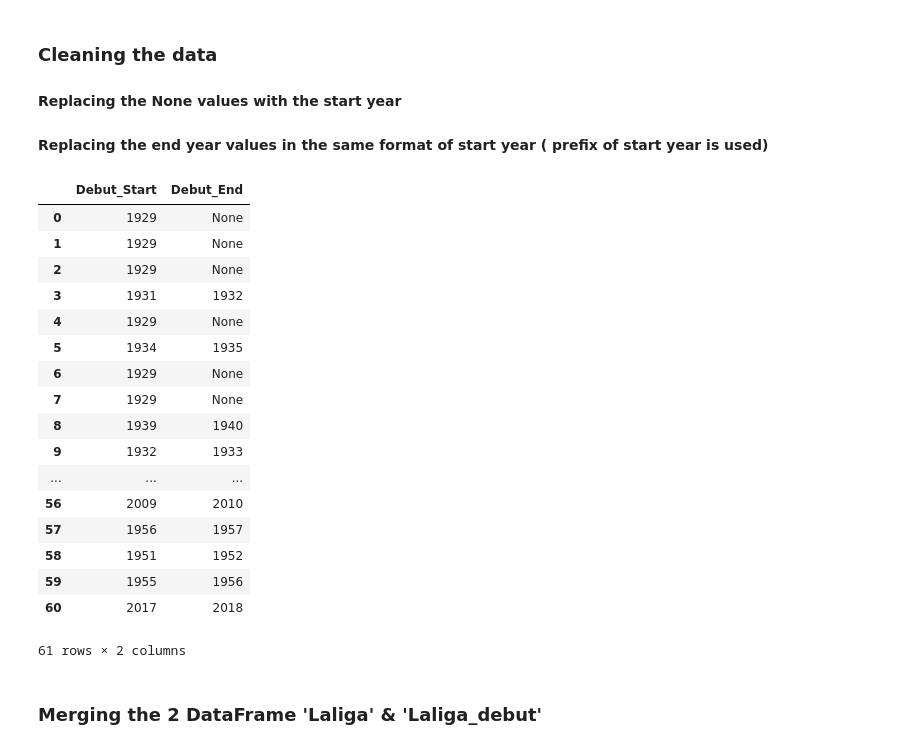
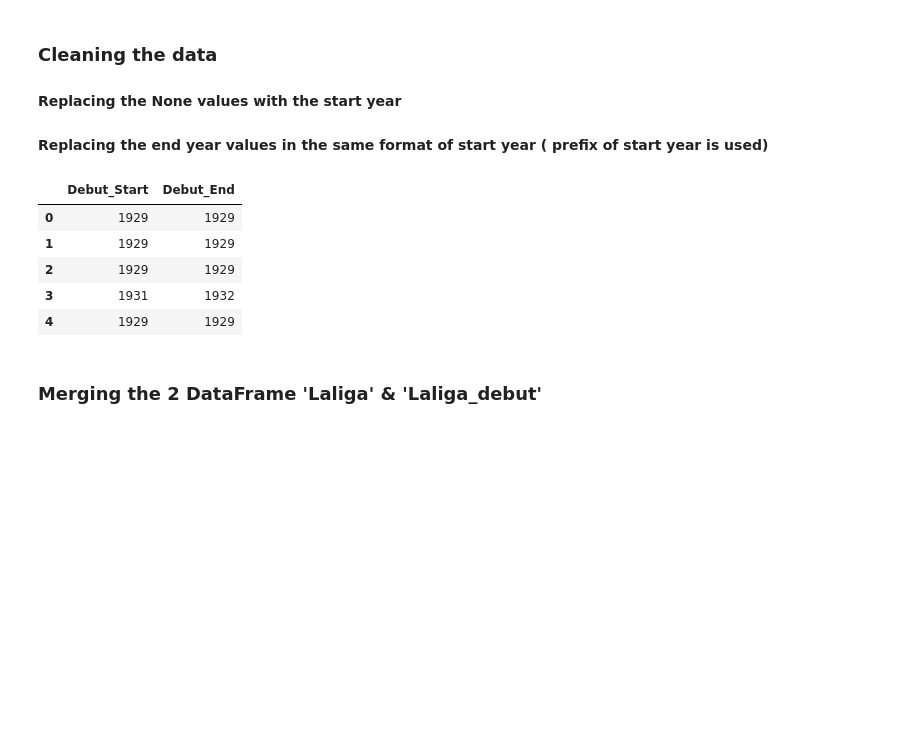
Before and after one commit to Shanmugapriya03/Analysing-the-performance-of-football-teams, a Jupyter notebook: Laliga.ipynb, the cells around one changed output. Drawn from its saved outputs; the diff is of its cells as text; code cells hidden in the pictures; blank space fills up the shorter version.

```diff
--- a/Laliga.ipynb
+++ b/Laliga.ipynb
@@ -90,27 +55,17 @@ len = Laliga.shape[0]
 for i in range(len):
     if (Laliga_debut['Debut_End'][i] != None):
         Laliga_debut['Debut_End'][i] = Laliga_debut['Debut_Start'][i][:2] + Laliga_debut['Debut_End'][i]
+    else :
+        Laliga_debut['Debut_End'][i] = Laliga_debut['Debut_Start'][i]
 # %%
-Laliga_debut
+Laliga_debut.head()
 # %% [output]
 |  | Debut_Start | Debut_End |
-| 0 | 1929 | None |
-| 1 | 1929 | None |
-| 2 | 1929 | None |
+| 0 | 1929 | 1929 |
+| 1 | 1929 | 1929 |
+| 2 | 1929 | 1929 |
 | 3 | 1931 | 1932 |
-| 4 | 1929 | None |
-| 5 | 1934 | 1935 |
-| 6 | 1929 | None |
-| 7 | 1929 | None |
-| 8 | 1939 | 1940 |
-| 9 | 1932 | 1933 |
-| ... | ... | ... |
-| 56 | 2009 | 2010 |
-| 57 | 1956 | 1957 |
-| 58 | 1951 | 1952 |
-| 59 | 1955 | 1956 |
-| 60 | 2017 | 2018 |
+| 4 | 1929 | 1929 |
-61 rows × 2 columns
 # %% [markdown]
 ### Merging the 2 DataFrame 'Laliga' & 'Laliga_debut'
 # %%
```
Also changed, not shown: parts of 12 cells of this notebook.
